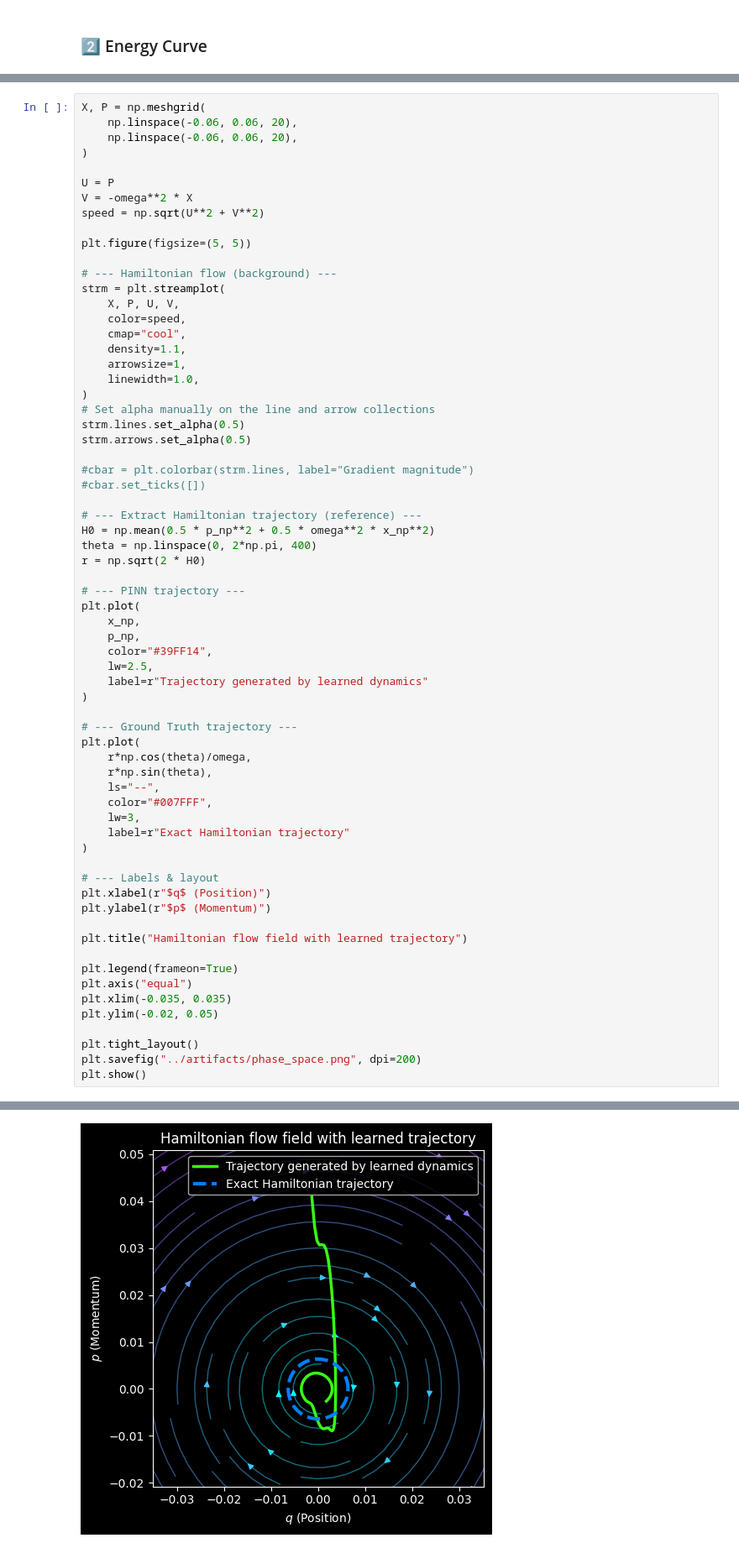
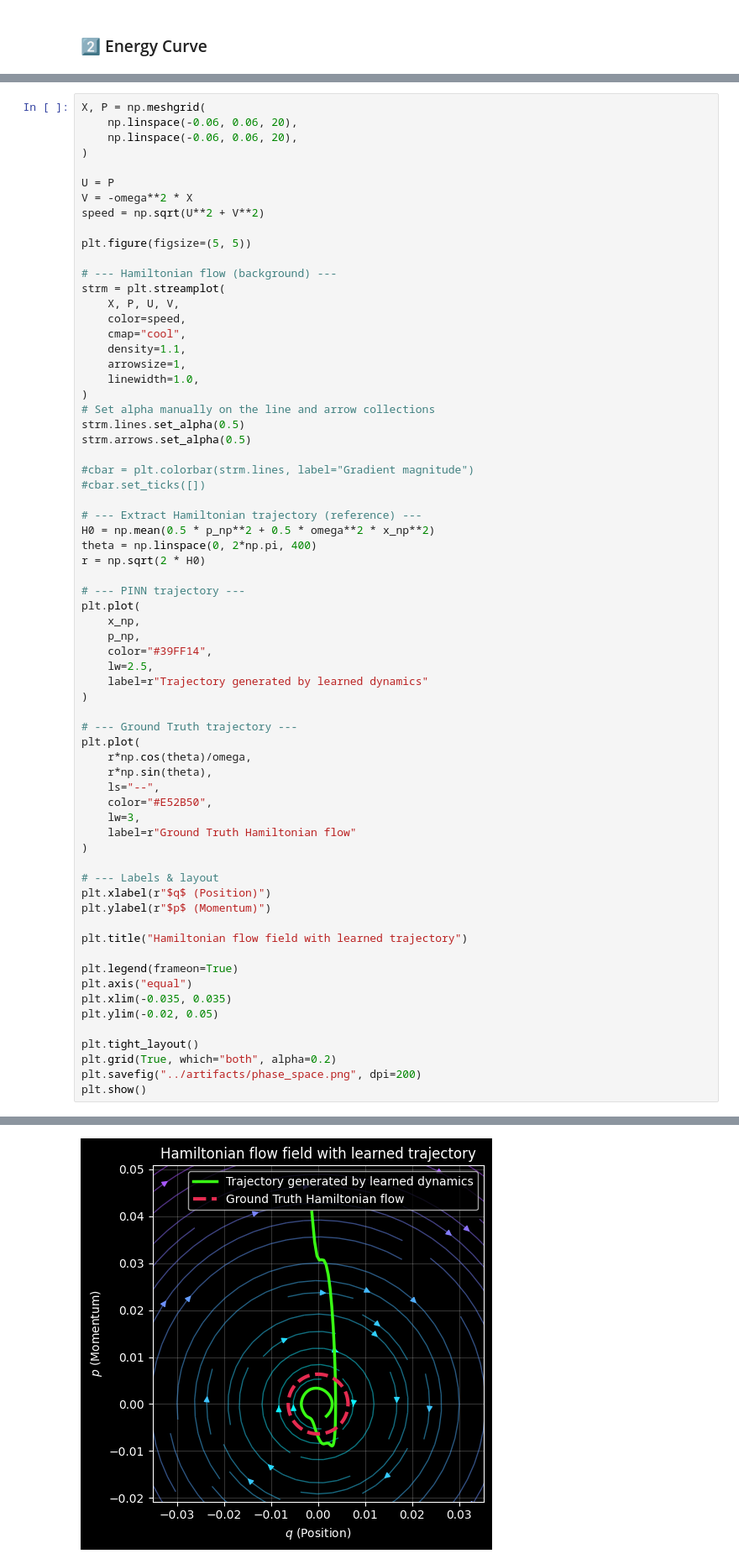
Before and after one commit to Scriber-Labs/lf-pinn-harmonic-oscillator, a Jupyter notebook: notebooks/demo.ipynb, the cells around one changed output, grey strips where cells are left out. Shown at 84% size. Saved outputs shown, nothing was run; the diff lists cells and outputs as text.

```diff
--- a/notebooks/demo.ipynb
+++ b/notebooks/demo.ipynb
@@ -233,36 +308,37 @@ plt.plot(
     color="#39FF14",
     lw=2.5,
     label=r"Trajectory generated by learned dynamics"
 )
 
 # --- Ground Truth trajectory ---
 plt.plot(
     r*np.cos(theta)/omega,
     r*np.sin(theta),
     ls="--",
-    color="#007FFF",
+    color="#E52B50",
     lw=3,
-    label=r"Exact Hamiltonian trajectory"
+    label=r"Ground Truth Hamiltonian flow"
 )
 
 # --- Labels & layout
 plt.xlabel(r"$q$ (Position)")
 plt.ylabel(r"$p$ (Momentum)")
 
 plt.title("Hamiltonian flow field with learned trajectory")
 
 plt.legend(frameon=True)
 plt.axis("equal")
 plt.xlim(-0.035, 0.035)
 plt.ylim(-0.02, 0.05)
 
 plt.tight_layout()
+plt.grid(True, which="both", alpha=0.2)
 plt.savefig("../artifacts/phase_space.png", dpi=200)
 plt.show()
 # %% [output]
 Ignoring fixed x limits to fulfill fixed data aspect with adjustable data limits.
 Ignoring fixed y limits to fulfill fixed data aspect with adjustable data limits.
-[figure, old version]
+[figure, new version]
 # %%
 # 1. Setup the grid for the vector field
 U = P
```
Also changed, not shown: parts of 8 cells of this notebook, 9 other files.
